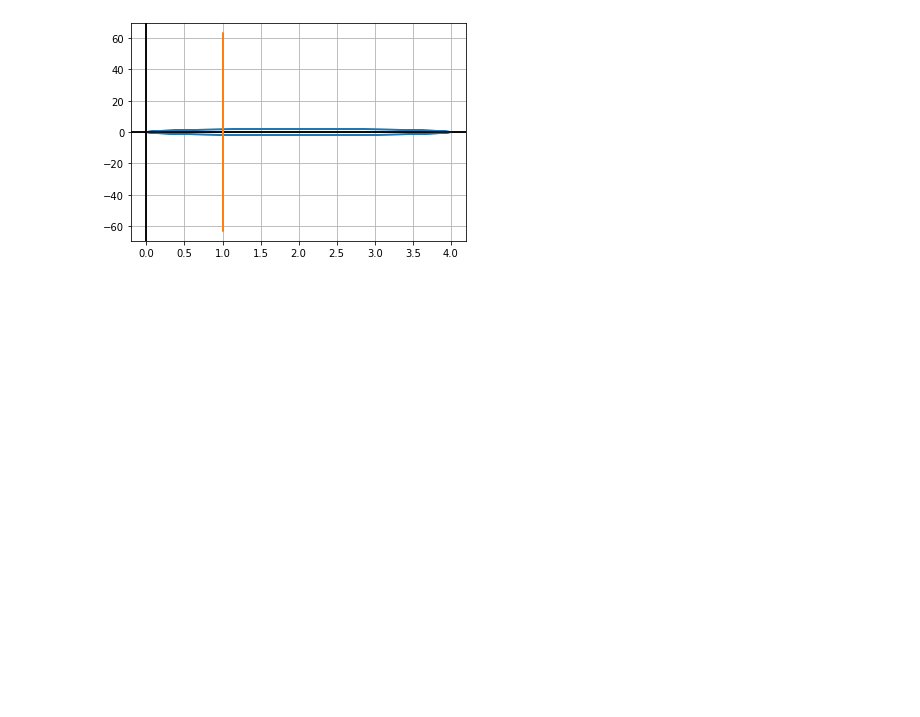
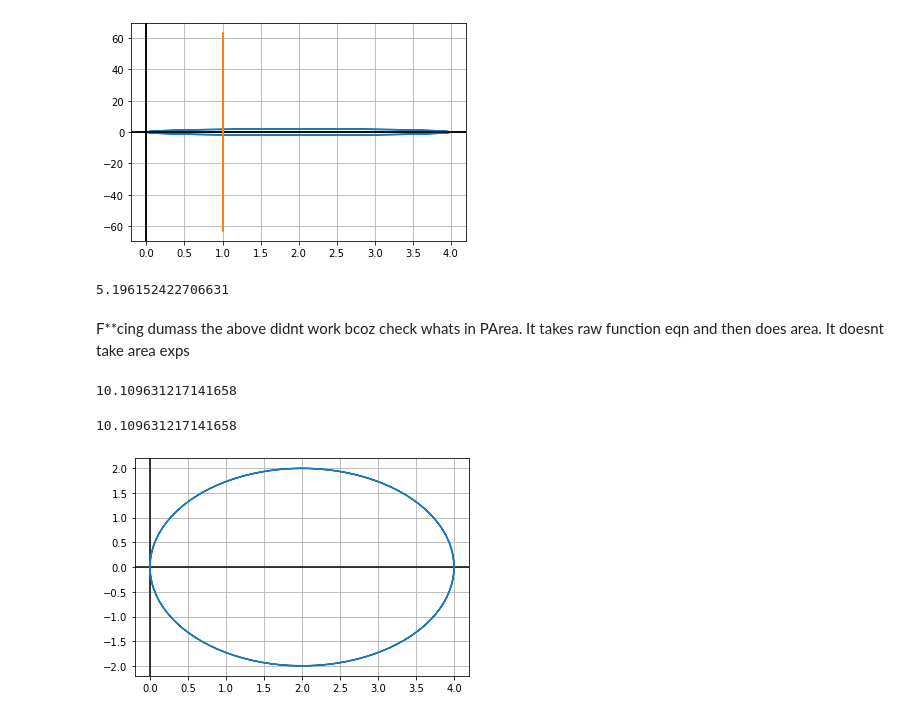
Before and after one commit to 8wgf3b/books, a Jupyter notebook: thomas_calculus_multivariable/11.ipynb, the cells around one changed output. Drawn from its saved outputs; the diff is of its cells as text; code cells hidden in the pictures; blank space fills up the shorter version.

```diff
--- a/thomas_calculus_multivariable/11.ipynb
+++ b/thomas_calculus_multivariable/11.ipynb
@@ -359,3 +359,22 @@ DP(4 * smp.cos(th))
 DP(smp.sec(th))
 # %% [output]
 [figure]
+# %%
+2 * (PArea(4 * smp.cos(th) - smp.sec(th), 0, np.pi/3))
+# %% [output]
+5.196152422706631
+# %% [markdown]
+F**cing dumass the above didnt work bcoz check whats in PArea.
+It takes raw function eqn and then does area. It doesnt take area exps
+# %%
+2 * (PArea(4 * smp.cos(th), 0, np.pi/3) - PArea(smp.sec(th), 0, np.pi/3))
+# %% [output]
+10.109631217141658
+# %%
+(3 ** 0.5) + 8 / 3 * np.pi
+# %% [output]
+10.109631217141658
+# %%
+DP(4 * smp.cos(th))
+# %% [output]
+[figure, added]
```
